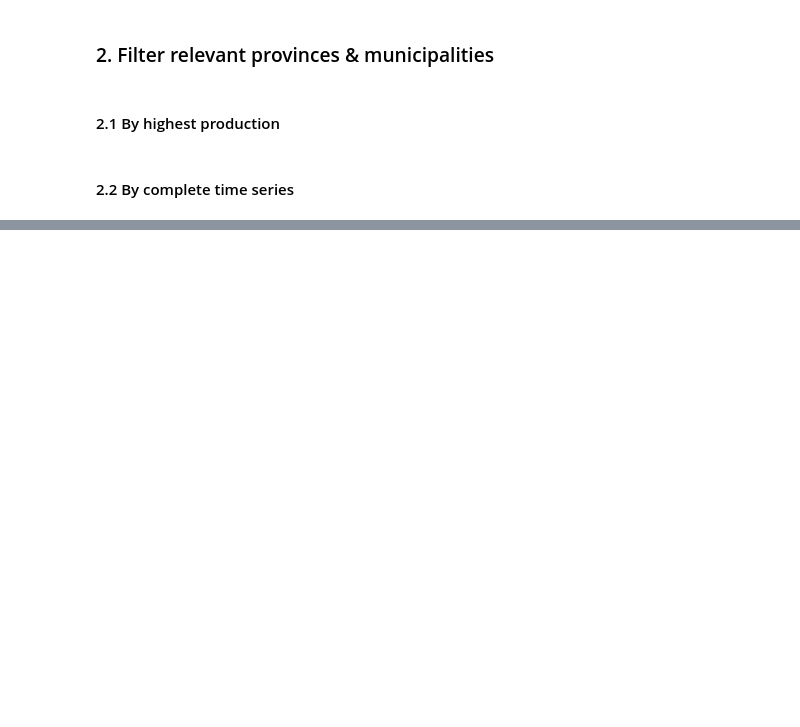
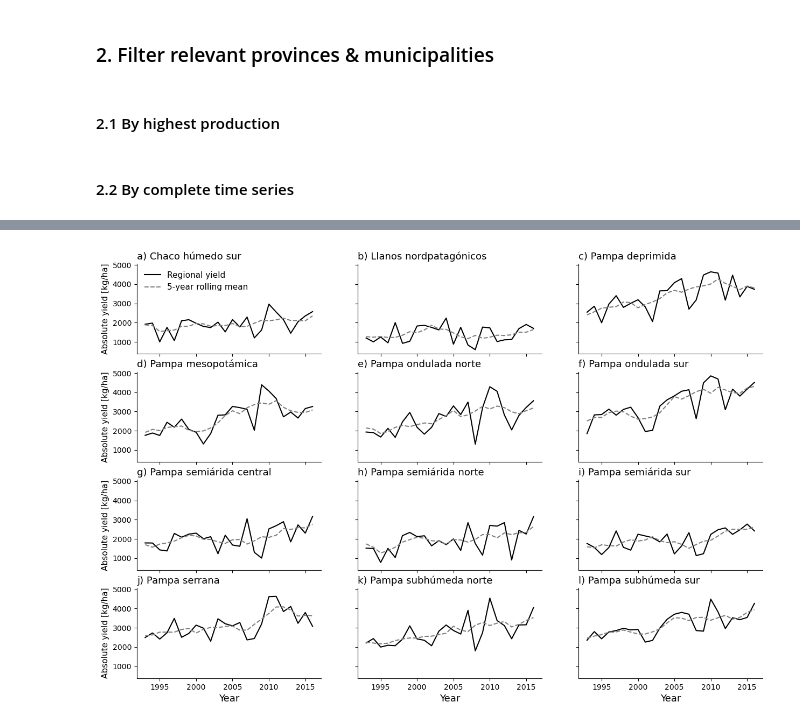
Before and after one commit to mzachow/wheat-yield-forecast-argentina, a Jupyter notebook: 1_prepare_wheat_data.ipynb, the cells around one changed output, grey strips where cells are left out. Drawn from its saved outputs; the diff is of its cells as text; code cells hidden in the pictures; blank space fills up the shorter version.

```diff
--- a/1_prepare_wheat_data.ipynb
+++ b/1_prepare_wheat_data.ipynb
@@ -140,0 +184,2 @@ df_national["yield anomaly [%]"] = (df_national["yield [kg/ha]"] - df_national["
+# %%
+df_regional["harvested area loo [ha]"] = df_regional.groupby("region")["harvested area [ha]"].transform(lambda x: round((x.sum() - x)/ len(x-1)))
@@ -191,0 +249,19 @@ axd['lower right'].legend(loc="upper left", fontsize=fontsize);
+# %%
+fig, axs = plt.subplots(4, 3, figsize=(15, 10), sharex=True, sharey=True)
+axs = axs.ravel()
+list_of_counter = ["a)", "b)", "c)", "d)", "e)", "f)", "g)", "h)", "i)", "j)", "k)", "l)"]
+counter = 0
+for ax, region in zip(axs, df_regional["region"].unique()):
+    data = df_regional[df_regional["region"] == region]
+    sns.lineplot(data=data, x="year", y="yield [kg/ha]", label="Regional yield", ax=ax, color="black")
+    sns.lineplot(data=data, x="year", y="rolling_mean_yield", label="5-year rolling mean", ax=ax, color="grey", linestyle="--")
+    ax.set_title("{} {}".format(list_of_counter[counter], region), loc="left", fontsize=13)
+    ax.set_xlabel("Year", fontsize=13)
+    ax.set_ylabel("Absolute yield [kg/ha]", fontsize=11)
+    ax.legend()
+    ax.get_legend().remove()
+    if region == "Chaco húmedo sur":
+        ax.legend(loc="upper left", frameon=False, fontsize=11)
+    counter += 1
+# %% [output]
+[figure, added]
```
Also changed, not shown: parts of 30 cells of this notebook, 18 other files.
